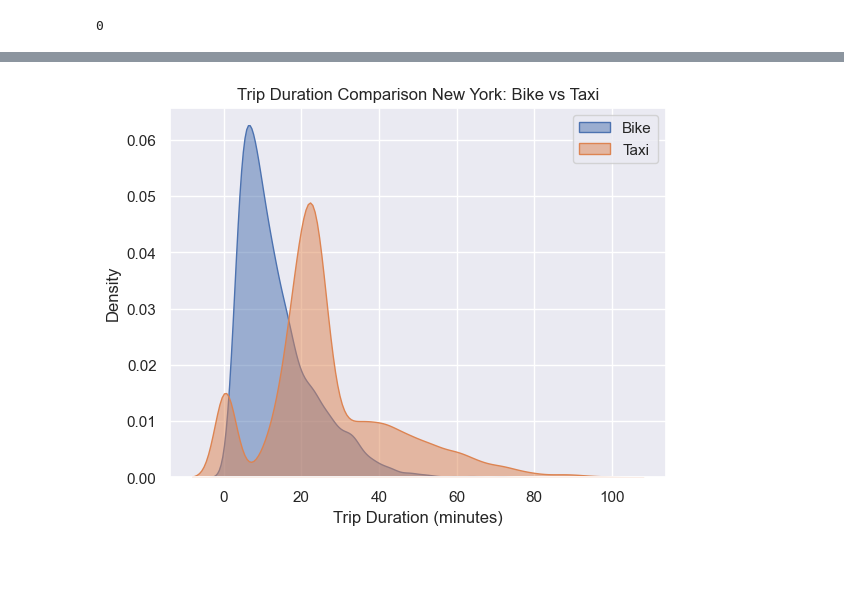
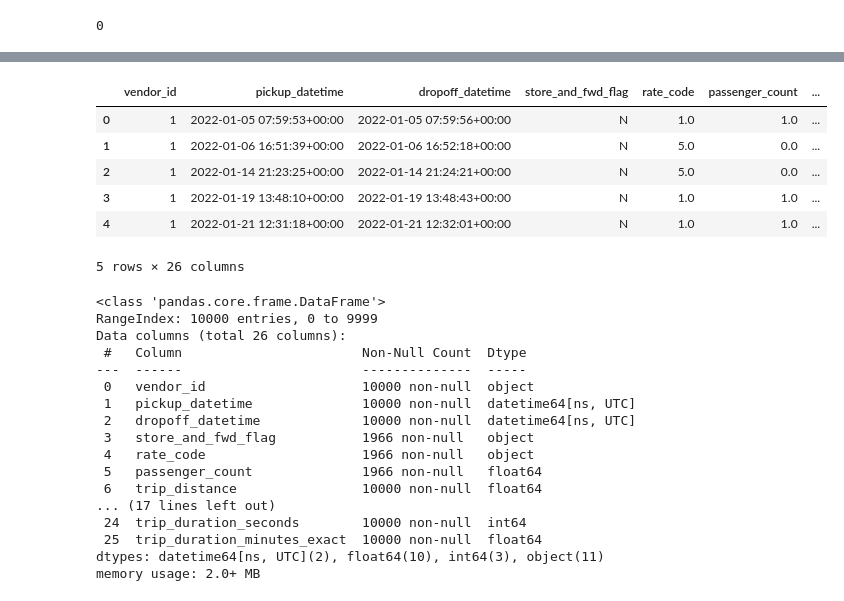
Before and after one commit to tanzhu91/Data_pipeline_dbt_bigquerry, a Jupyter notebook: analyses/EDA.ipynb, the cells around one changed output, grey strips where cells are left out. Saved outputs shown, nothing was run; the diff lists cells and outputs as text; code cells hidden in the pictures; blank space fills up the shorter version.

```diff
--- a/analyses/EDA.ipynb
+++ b/analyses/EDA.ipynb
@@ -347,11 +349,30 @@ plt.title('Taxi trip duration distribution');
-# %%
-sns.kdeplot(df_4['trip_duration_minutes_exact'], fill=True, label='Bike', alpha=0.5)
-sns.kdeplot(df_3['trip_duration_minutes_exact'], fill=True, label='Taxi', alpha=0.5)
-
-plt.title('Trip Duration Comparison New York: Bike vs Taxi')
-plt.xlabel('Trip Duration (minutes)')
-plt.ylabel('Density')
-plt.legend()
-plt.show()
-# %% [output]
-[figure, removed]
+# %%
+df_6.head()
+# %% [output]
+|  | vendor_id | pickup_datetime | dropoff_datetime | store_and_fwd_flag | rate_code | passenger_count | ... |
+| 0 | 1 | 2022-01-05 07:59:53+00:00 | 2022-01-05 07:59:56+00:00 | N | 1.0 | 1.0 | ... |
+| 1 | 1 | 2022-01-06 16:51:39+00:00 | 2022-01-06 16:52:18+00:00 | N | 5.0 | 0.0 | ... |
+| 2 | 1 | 2022-01-14 21:23:25+00:00 | 2022-01-14 21:24:21+00:00 | N | 5.0 | 0.0 | ... |
+| 3 | 1 | 2022-01-19 13:48:10+00:00 | 2022-01-19 13:48:43+00:00 | N | 1.0 | 1.0 | ... |
+| 4 | 1 | 2022-01-21 12:31:18+00:00 | 2022-01-21 12:32:01+00:00 | N | 1.0 | 1.0 | ... |
+5 rows × 26 columns
+# %%
+df_6.info()
+# %% [output]
+<class 'pandas.core.frame.DataFrame'>
+RangeIndex: 10000 entries, 0 to 9999
+Data columns (total 26 columns):
+ #   Column                       Non-Null Count  Dtype
+---  ------                       --------------  -----
+ 0   vendor_id                    10000 non-null  object
+ 1   pickup_datetime              10000 non-null  datetime64[ns, UTC]
+ 2   dropoff_datetime             10000 non-null  datetime64[ns, UTC]
+ 3   store_and_fwd_flag           1966 non-null   object
+ 4   rate_code                    1966 non-null   object
+ 5   passenger_count              1966 non-null   float64
+ 6   trip_distance                10000 non-null  float64
+... (17 lines left out)
+ 24  trip_duration_seconds        10000 non-null  int64
+ 25  trip_duration_minutes_exact  10000 non-null  float64
+dtypes: datetime64[ns, UTC](2), float64(10), int64(3), object(11)
+memory usage: 2.0+ MB
```
Also changed, not shown: parts of 23 cells of this notebook.
